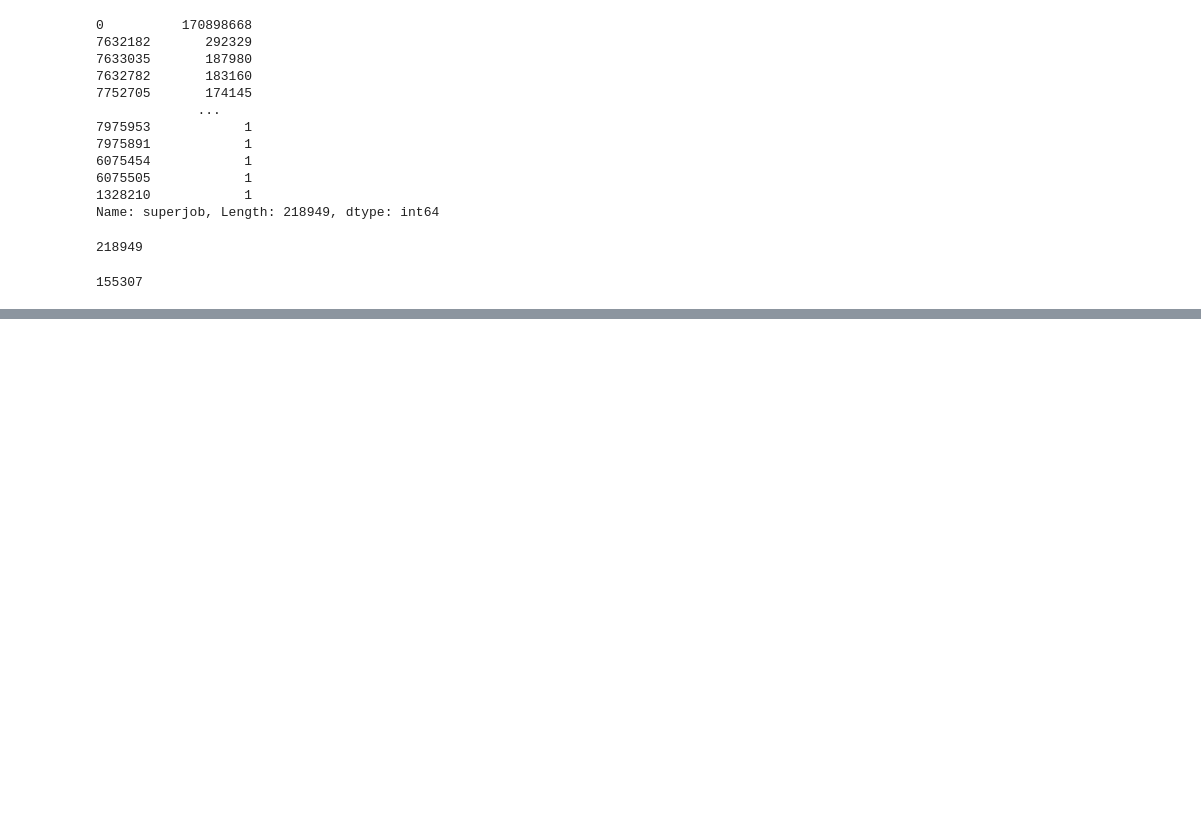
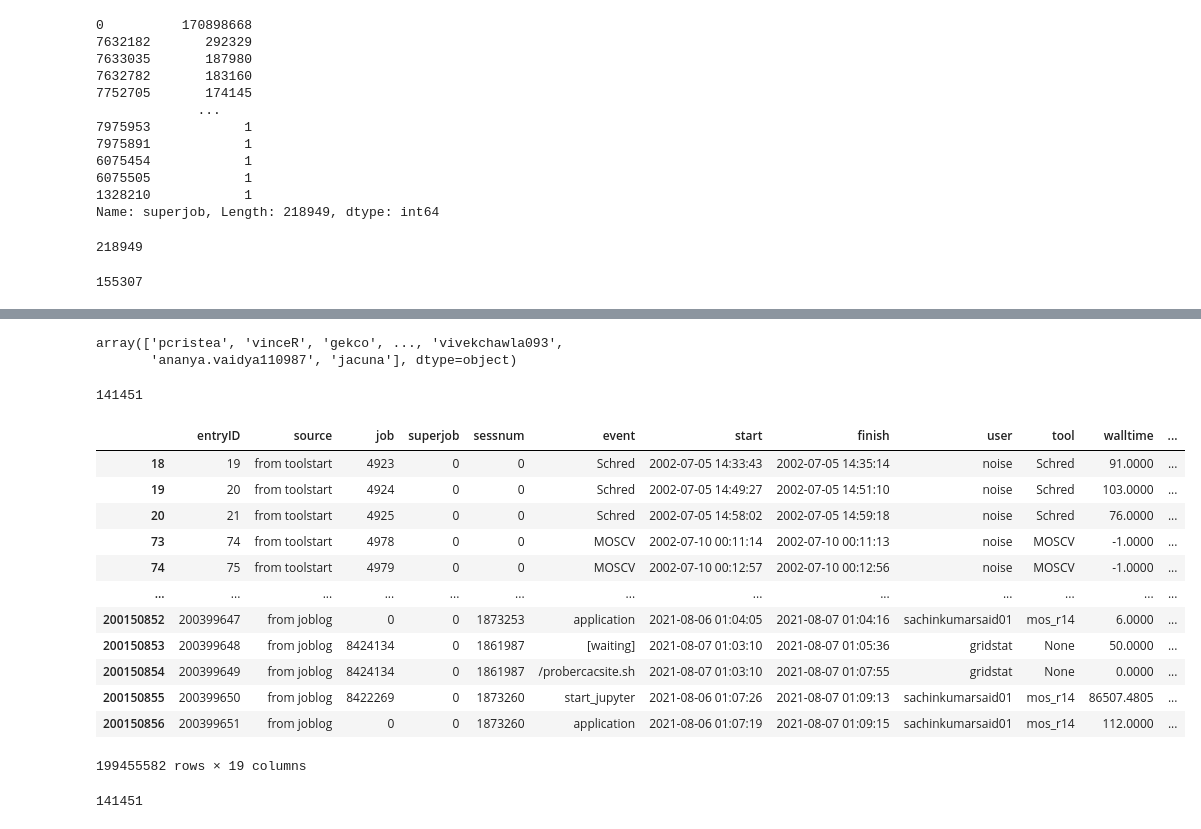
Before and after one commit to saxenap/nanohub, a Jupyter notebook: nanoHUB/rfm/notebooks/toolevents.ipynb, the cells around one changed output, grey strips where cells are left out. Saved outputs shown, nothing was run; the diff lists cells and outputs as text; code cells hidden in the pictures; blank space fills up the shorter version.

```diff
--- a/nanoHUB/rfm/notebooks/toolevents.ipynb
+++ b/nanoHUB/rfm/notebooks/toolevents.ipynb
@@ -144,0 +228,30 @@ display(len(df_filtered['user'].unique()))
+# %%
+active_users = df.loc[df.start >= '2008-07-03 04:53:38', 'user'].unique()
+display(active_users)
+display(len(active_users))
+# %% [output]
+array(['pcristea', 'vinceR', 'gekco', ..., 'vivekchawla093',
+       'ananya.vaidya110987', 'jacuna'], dtype=object)
+141451
+# %%
+df2 = df[df['user'].isin(active_users)]
+# %%
+display(df2)
+# %% [output]
+|  | entryID | source | job | superjob | sessnum | event | start | finish | user | tool | walltime | ... |
+| 18 | 19 | from toolstart | 4923 | 0 | 0 | Schred | 2002-07-05 14:33:43 | 2002-07-05 14:35:14 | noise | Schred | 91.0000 | ... |
+| 19 | 20 | from toolstart | 4924 | 0 | 0 | Schred | 2002-07-05 14:49:27 | 2002-07-05 14:51:10 | noise | Schred | 103.0000 | ... |
+| 20 | 21 | from toolstart | 4925 | 0 | 0 | Schred | 2002-07-05 14:58:02 | 2002-07-05 14:59:18 | noise | Schred | 76.0000 | ... |
+| 73 | 74 | from toolstart | 4978 | 0 | 0 | MOSCV | 2002-07-10 00:11:14 | 2002-07-10 00:11:13 | noise | MOSCV | -1.0000 | ... |
+| 74 | 75 | from toolstart | 4979 | 0 | 0 | MOSCV | 2002-07-10 00:12:57 | 2002-07-10 00:12:56 | noise | MOSCV | -1.0000 | ... |
+| ... | ... | ... | ... | ... | ... | ... | ... | ... | ... | ... | ... | ... |
+| 200150852 | 200399647 | from joblog | 0 | 0 | 1873253 | application | 2021-08-06 01:04:05 | 2021-08-07 01:04:16 | sachinkumarsaid01 | mos_r14 | 6.0000 | ... |
+| 200150853 | 200399648 | from joblog | 8424134 | 0 | 1861987 | [waiting] | 2021-08-07 01:03:10 | 2021-08-07 01:05:36 | gridstat | None | 50.0000 | ... |
+| 200150854 | 200399649 | from joblog | 8424134 | 0 | 1861987 | /probercacsite.sh | 2021-08-07 01:03:10 | 2021-08-07 01:07:55 | gridstat | None | 0.0000 | ... |
+| 200150855 | 200399650 | from joblog | 8422269 | 0 | 1873260 | start_jupyter | 2021-08-06 01:07:26 | 2021-08-07 01:09:13 | sachinkumarsaid01 | mos_r14 | 86507.4805 | ... |
+| 200150856 | 200399651 | from joblog | 0 | 0 | 1873260 | application | 2021-08-06 01:07:19 | 2021-08-07 01:09:15 | sachinkumarsaid01 | mos_r14 | 112.0000 | ... |
+199455582 rows × 19 columns
+# %%
+display(len(df2['user'].unique()))
+# %% [output]
+141451
```
Also changed, not shown: parts of 13 cells of this notebook.
